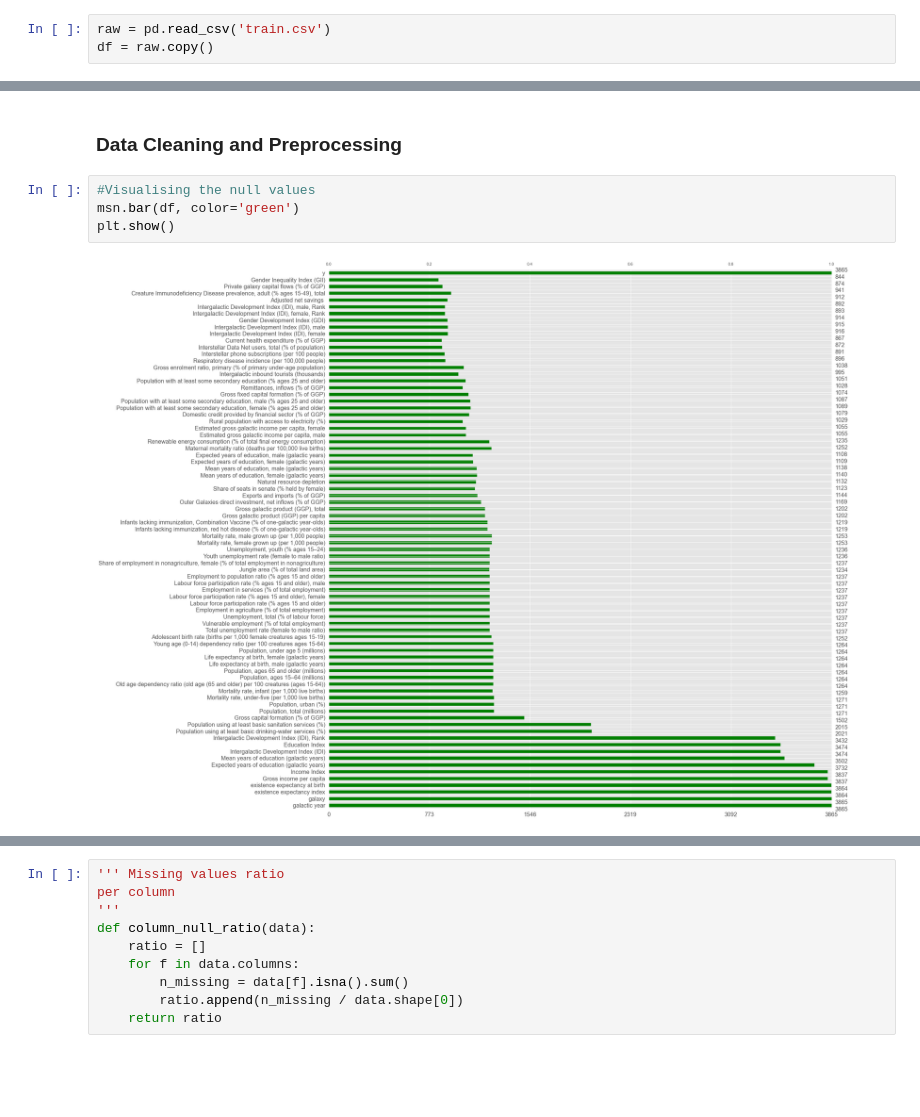
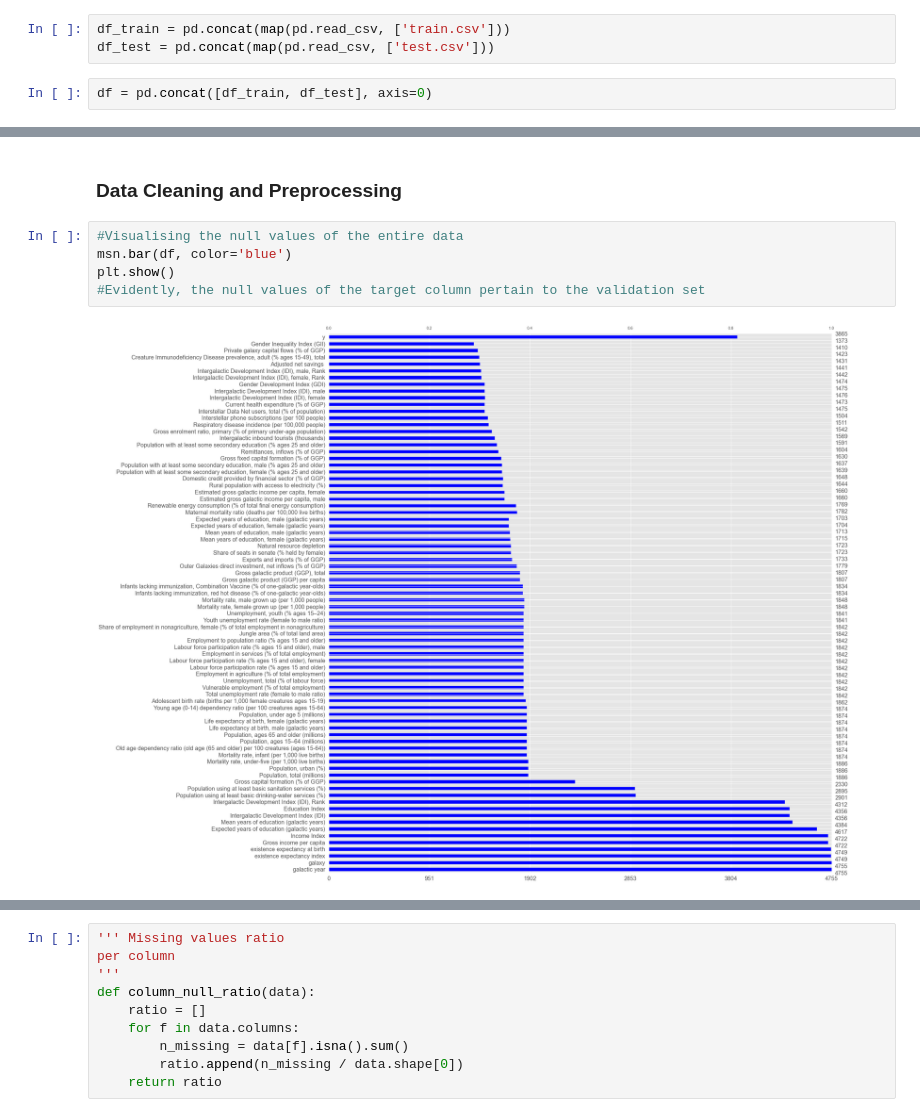
Before and after one commit to kamalzada/Machine-Learning-Projects, a Jupyter notebook: Capstone-Projects/Capstone-Project#2.ipynb, the cells around one changed output, grey strips where cells are left out. Drawn from its saved outputs; the diff is of its cells as text; blank space fills up the shorter version.

```diff
--- a/Capstone-Projects/Capstone-Project#2.ipynb
+++ b/Capstone-Projects/Capstone-Project#2.ipynb
@@ -64,5 +64,7 @@ filterwarnings(action = 'ignore')
 # %% [markdown]
 ### Importing Dataset
 # %%
-raw = pd.read_csv('train.csv')
-df = raw.copy()
+df_train = pd.concat(map(pd.read_csv, ['train.csv']))
+df_test = pd.concat(map(pd.read_csv, ['test.csv']))
+# %%
+df = pd.concat([df_train, df_test], axis=0)
@@ -89,10 +104,11 @@ memory usage: 2.6 MB
 # %% [markdown]
 ### Data Cleaning and Preprocessing
 # %%
-#Visualising the null values
-msn.bar(df, color='green')
+#Visualising the null values of the entire data
+msn.bar(df, color='blue')
 plt.show()
+#Evidently, the null values of the target column pertain to the validation set
 # %% [output]
-[figure, old version]
+[figure, new version]
 # %%
 %%time
```
Also changed, not shown: parts of 59 cells of this notebook.
